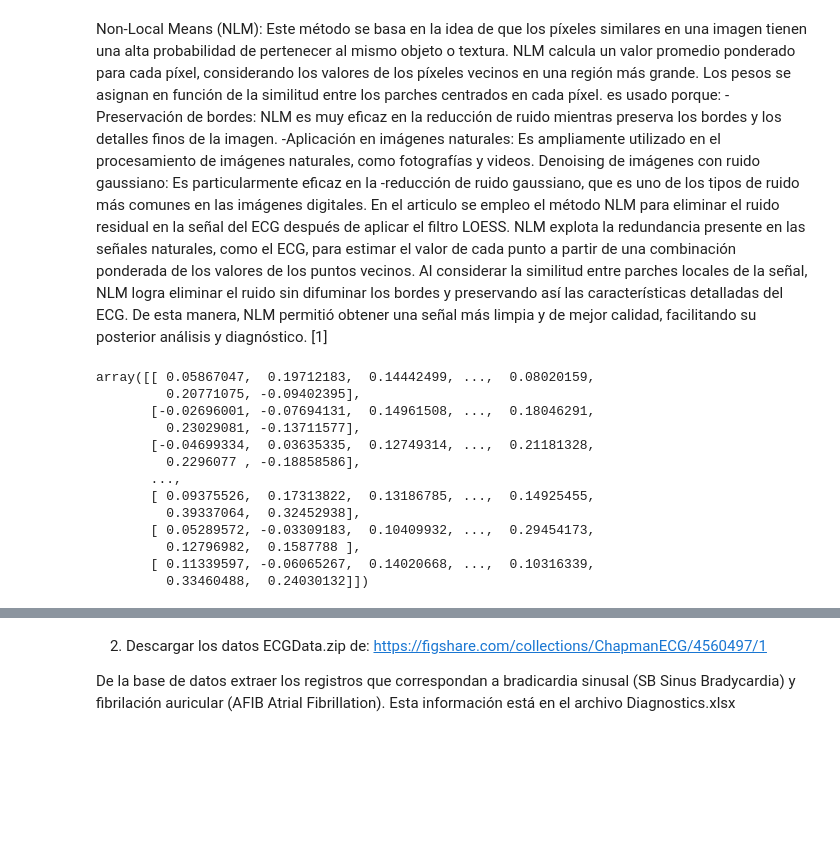
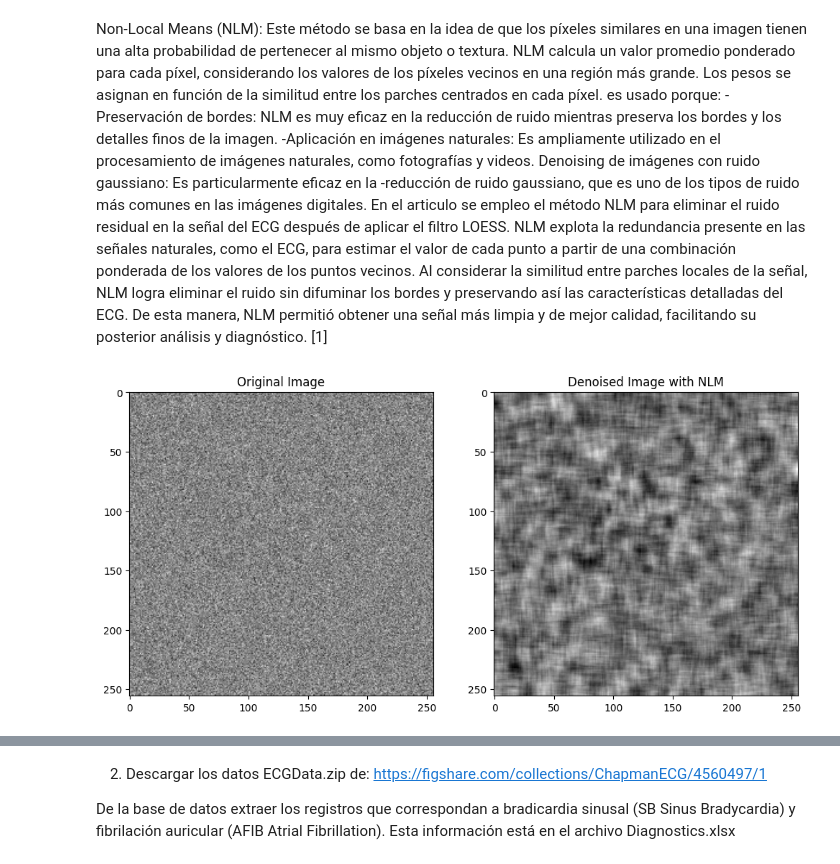
Before and after one commit to MariaOs02/LabBiosenales, a Jupyter notebook: Proyecto_3/Proyecto3.ipynb, the cells around one changed output, grey strips where cells are left out. Cells and saved outputs as stored; diff of their text form; code cells hidden in the pictures; blank space fills up the shorter version.

```diff
--- a/Proyecto_3/Proyecto3.ipynb
+++ b/Proyecto_3/Proyecto3.ipynb
@@ -49,16 +64,34 @@ denoised_img = denoise_nl_means(img, h=1.0, fast_mode=True,
-# %%
-denoised_img
-# %% [output]
-array([[ 0.05867047,  0.19712183,  0.14442499, ...,  0.08020159,
-         0.20771075, -0.09402395],
-       [-0.02696001, -0.07694131,  0.14961508, ...,  0.18046291,
-         0.23029081, -0.13711577],
-       [-0.04699334,  0.03635335,  0.12749314, ...,  0.21181328,
-         0.2296077 , -0.18858586],
-       ...,
-       [ 0.09375526,  0.17313822,  0.13186785, ...,  0.14925455,
-         0.39337064,  0.32452938],
-       [ 0.05289572, -0.03309183,  0.10409932, ...,  0.29454173,
-         0.12796982,  0.1587788 ],
-       [ 0.11339597, -0.06065267,  0.14020668, ...,  0.10316339,
-         0.33460488,  0.24030132]])
+# %%
+import numpy as np
+from skimage import img_as_float
+from skimage.restoration import denoise_nl_means
+import matplotlib.pyplot as plt
+
+# Generate a noisy example image
+img = np.random.normal(loc=0.5, scale=0.1, size=(256, 256))
+img = img_as_float(img)  # Convert to float
+
+# Apply Non-Local Means denoising
+denoised_img = denoise_nl_means(img, h=1.0, fast_mode=True, patch_size=7, patch_distance=5)
+
+# Plot original and denoised images
+plt.figure(figsize=(12, 6))
+plt.subplot(1, 2, 1)
+plt.imshow(img, cmap='gray')
+plt.title("Original Image")
+plt.subplot(1, 2, 2)
+plt.imshow(denoised_img, cmap='gray')
+plt.title("Denoised Image with NLM")
+plt.show()
+
+# import numpy as np
+# from skimage.restoration import denoise_nl_means
+
+# # Ejemplo imagen
+# img = np.random.randn(256, 256)
+
+# # Aplica denoising Non-Local Means
+# denoised_img = denoise_nl_means(img, h=1.0, fast_mode=True,
+#                                patch_size=7, patch_distance=5)
+# %% [output]
+[figure, added]
```
Also changed, not shown: parts of 21 cells of this notebook, 1 other file.
